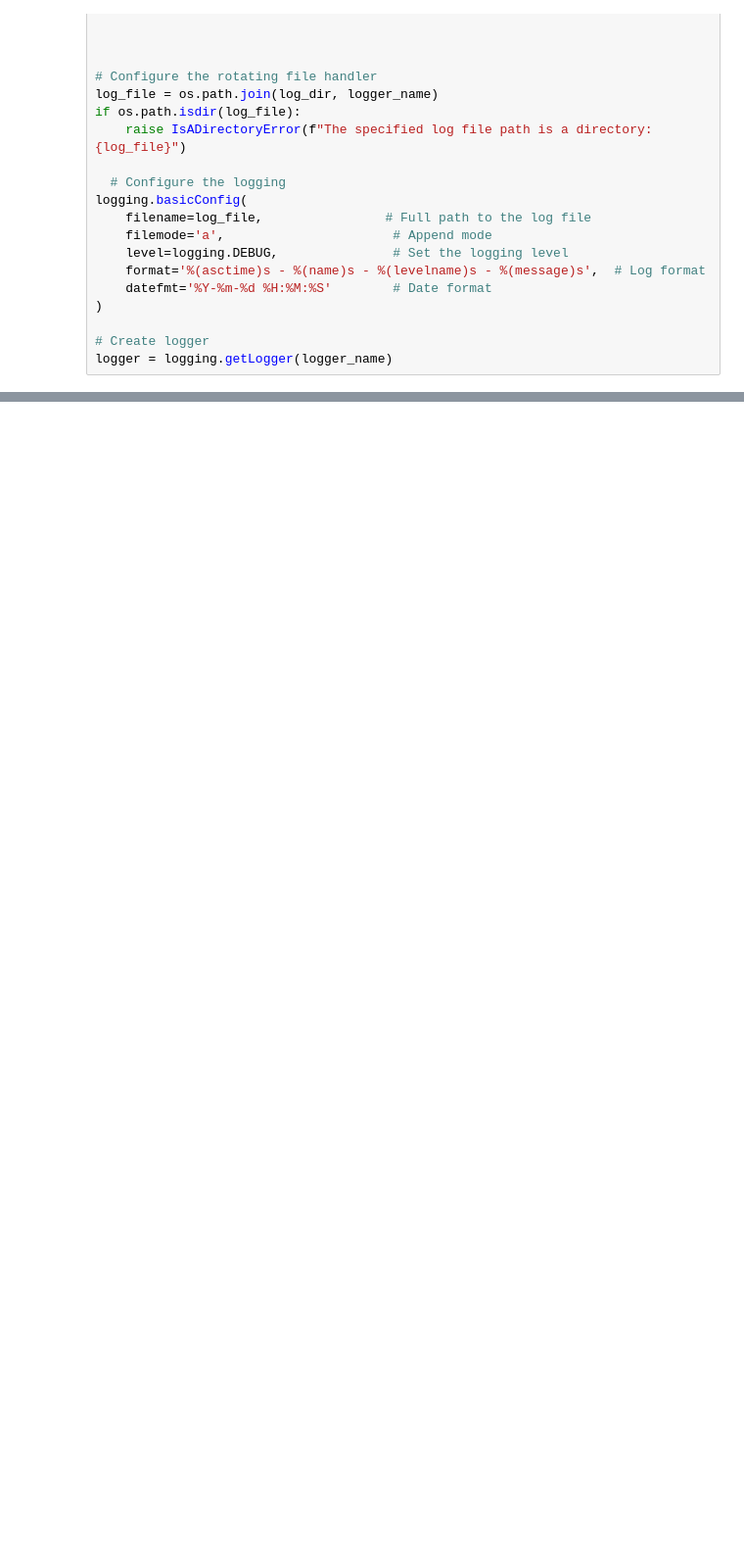
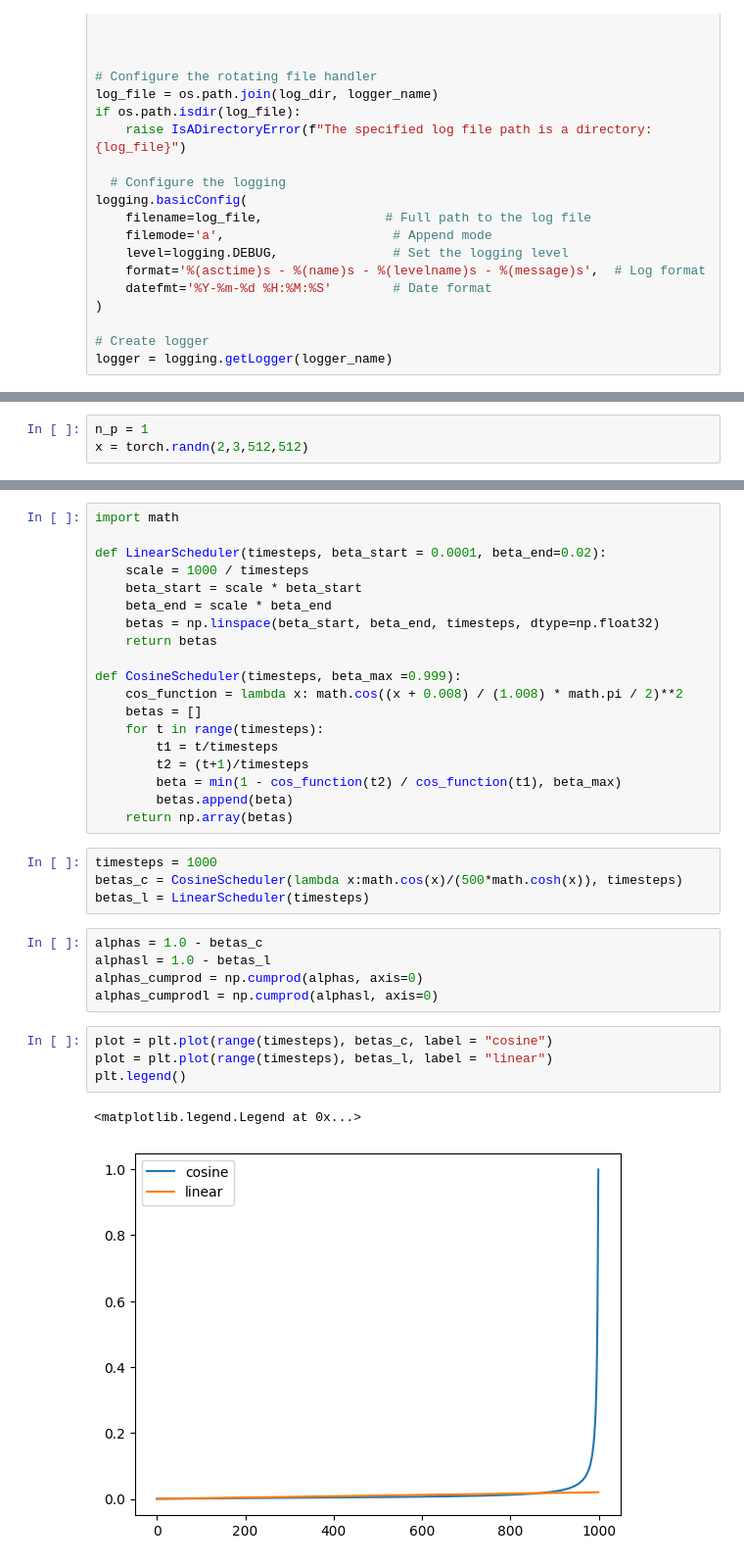
Before and after one commit to charles-kmc/UD2M, a Jupyter notebook: metrics/cmmd/test.ipynb, the cells around one changed output, grey strips where cells are left out. Shown: that part at 98% size. Drawn from its saved outputs; the diff is of its cells as text; blank space fills up the shorter version.

```diff
--- a/metrics/cmmd/test.ipynb
+++ b/metrics/cmmd/test.ipynb
@@ -156,0 +123,3 @@ Successfully installed numpy-1.26.3
+# %%
+n_p = 1
+x = torch.randn(2,3,512,512)
@@ -156,0 +174,35 @@ Successfully installed numpy-1.26.3
+# %%
+import math
+
+def LinearScheduler(timesteps, beta_start = 0.0001, beta_end=0.02):
+    scale = 1000 / timesteps
+    beta_start = scale * beta_start
+    beta_end = scale * beta_end
+    betas = np.linspace(beta_start, beta_end, timesteps, dtype=np.float32)
+    return betas
+
+def CosineScheduler(timesteps, beta_max =0.999):
+    cos_function = lambda x: math.cos((x + 0.008) / (1.008) * math.pi / 2)**2
+    betas = []
+    for t in range(timesteps):
+        t1 = t/timesteps
+        t2 = (t+1)/timesteps
+        beta = min(1 - cos_function(t2) / cos_function(t1), beta_max)
+        betas.append(beta)
+    return np.array(betas)
+# %%
+timesteps = 1000
+betas_c = CosineScheduler(lambda x:math.cos(x)/(500*math.cosh(x)), timesteps)
+betas_l = LinearScheduler(timesteps)
+# %%
+alphas = 1.0 - betas_c
+alphasl = 1.0 - betas_l
+alphas_cumprod = np.cumprod(alphas, axis=0)
+alphas_cumprodl = np.cumprod(alphasl, axis=0)
+# %%
+plot = plt.plot(range(timesteps), betas_c, label = "cosine")
+plot = plt.plot(range(timesteps), betas_l, label = "linear")
+plt.legend()
+# %% [output]
+<matplotlib.legend.Legend at 0x...>
+[figure, added]
```
Also changed, not shown: parts of 9 cells of this notebook, 47 other files.
